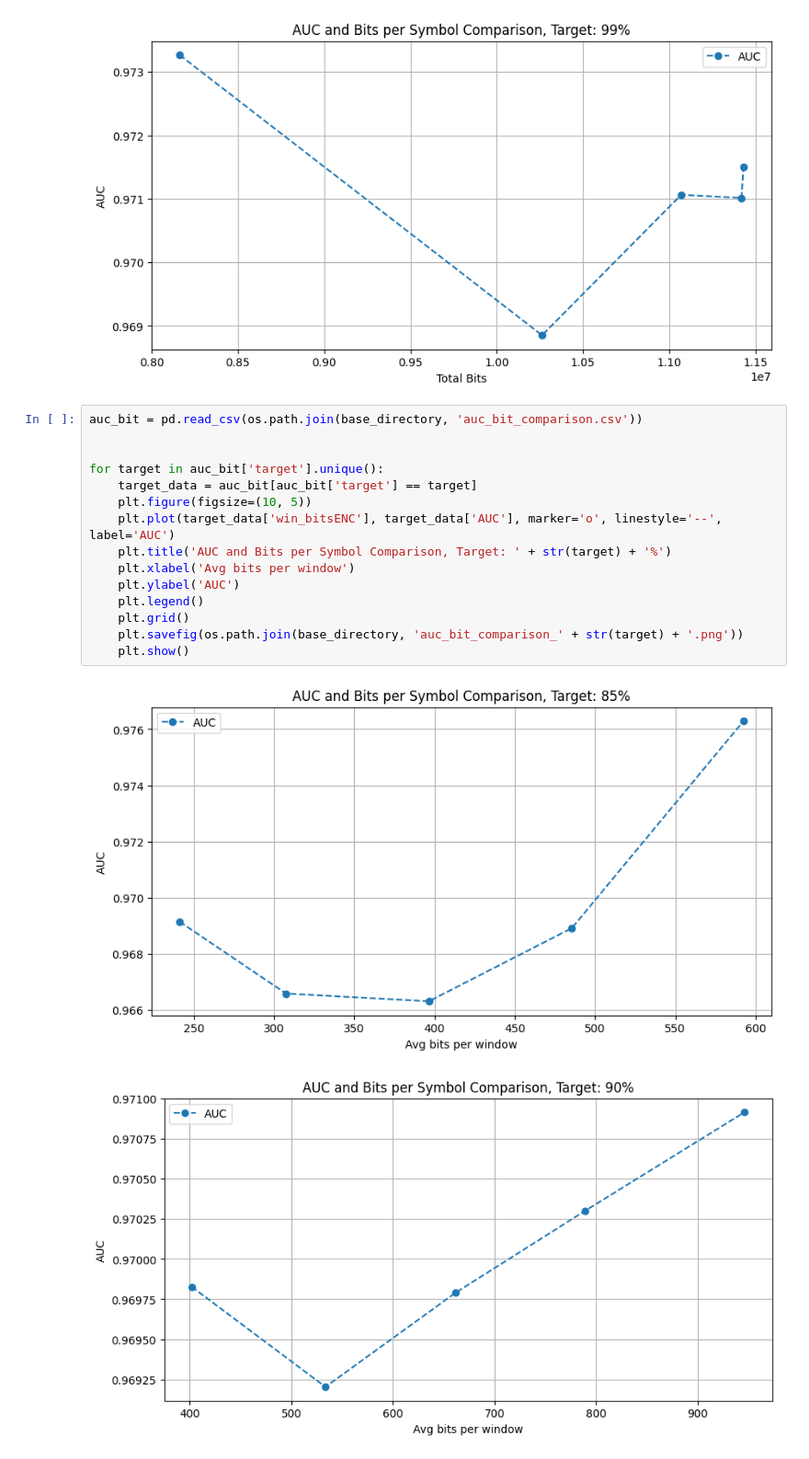
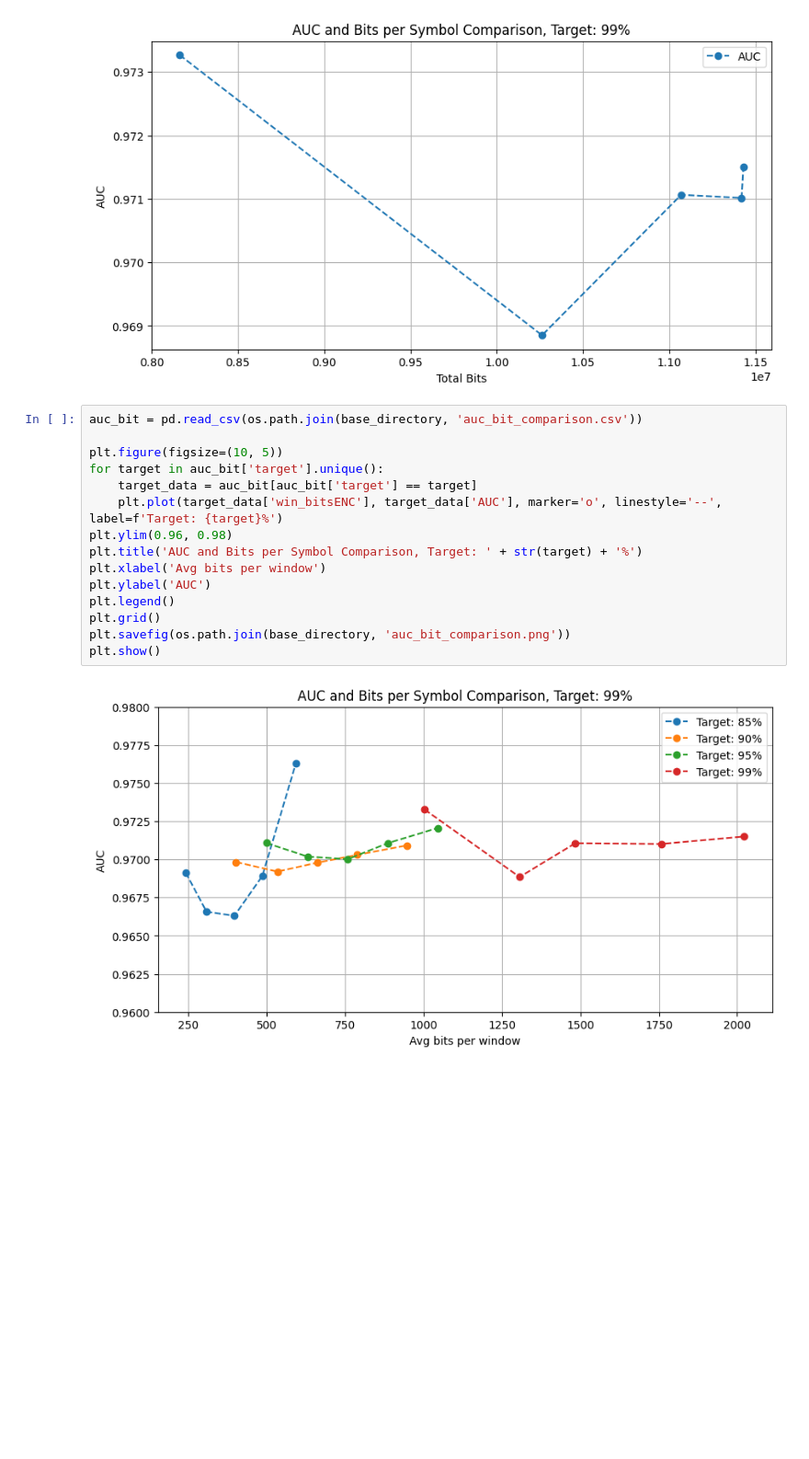
Before and after one commit to PolCeru/CSI-Compression, a Jupyter notebook: passage/PCA_compression_passage.ipynb, the cells around one changed output. Shown at 92% size. Cells and saved outputs as stored; diff of their text form; blank space fills up the shorter version.

```diff
--- a/passage/PCA_compression_passage.ipynb
+++ b/passage/PCA_compression_passage.ipynb
@@ -817,18 +817,17 @@ for target in auc_bit['target'].unique():
 # %%
 auc_bit = pd.read_csv(os.path.join(base_directory, 'auc_bit_comparison.csv'))
 
-
+plt.figure(figsize=(10, 5))
 for target in auc_bit['target'].unique():
     target_data = auc_bit[auc_bit['target'] == target]
-    plt.figure(figsize=(10, 5))
-    plt.plot(target_data['win_bitsENC'], target_data['AUC'], marker='o', linestyle='--', label='AUC')
-    plt.title('AUC and Bits per Symbol Comparison, Target: ' + str(target) + '%')
-    plt.xlabel('Avg bits per window')
-    plt.ylabel('AUC')
-    plt.legend()
-    plt.grid()
-    plt.savefig(os.path.join(base_directory, 'auc_bit_comparison_' + str(target) + '.png'))
-    plt.show()
+    plt.plot(target_data['win_bitsENC'], target_data['AUC'], marker='o', linestyle='--', label=f'Target: {target}%')
+plt.ylim(0.96, 0.98)
+plt.title('AUC and Bits per Symbol Comparison, Target: ' + str(target) + '%')
+plt.xlabel('Avg bits per window')
+plt.ylabel('AUC')
+plt.legend()
+plt.grid()
+plt.savefig(os.path.join(base_directory, 'auc_bit_comparison.png'))
+plt.show()
 # %% [output]
-[figure, old version]
+[figure, new version]
-[figure, removed]
```
Also changed, not shown: parts of 1 cell of this notebook, 1 other file.
